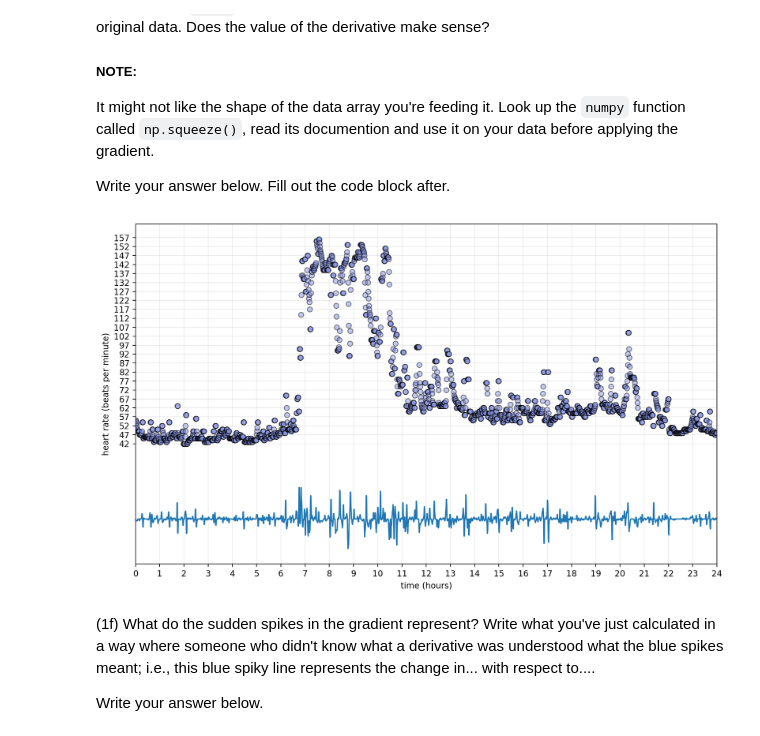
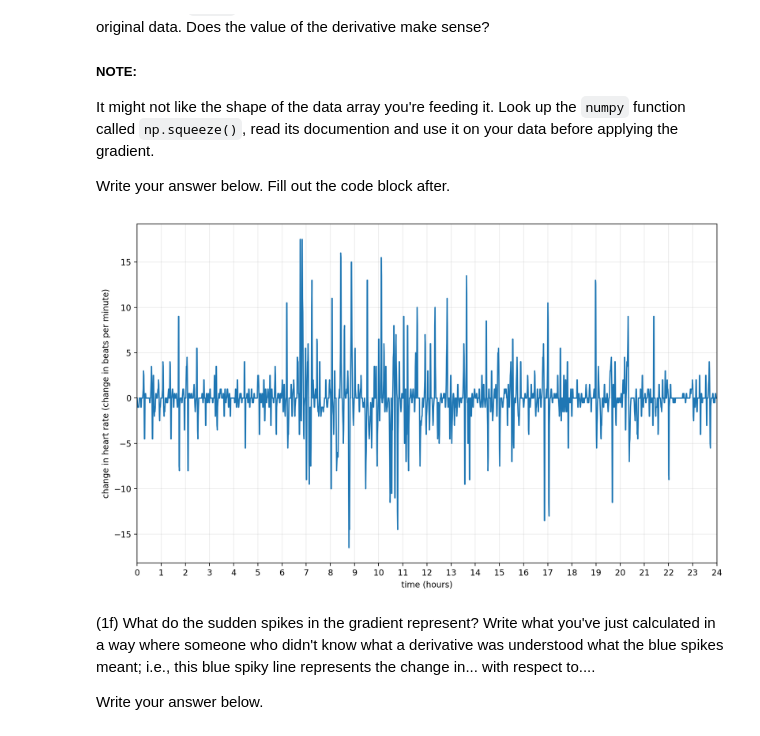
Before and after one commit to shak360/Lab-Training, a Jupyter notebook: Module_2_Python-ML/Assignment_4/svisagan/Assignment_4.ipynb, the cells around one changed output. Saved outputs shown, nothing was run; the diff lists cells and outputs as text; code cells hidden in the pictures.

```diff
--- a/Module_2_Python-ML/Assignment_4/svisagan/Assignment_4.ipynb
+++ b/Module_2_Python-ML/Assignment_4/svisagan/Assignment_4.ipynb
@@ -137,20 +139,17 @@ It might not like the shape of the data array you're feeding it. Look up the `nu
 Write your answer below. Fill out the code block after.
 # %%
 plt.figure(4, figsize=(12.5, 7.5), dpi=200)
-plt.scatter(X, Y, edgecolors='k', marker="o", color="#8795E8", alpha=0.5)
-tmp_X = np.linspace(start=0, stop=24, num=50*len(Y))
 ### Don't edit the code above, only add the gradient of the signal below ###
 plt.plot(X,np.gradient(np.squeeze(Y)))
 ### Don't edit the code below, only add the gradient of the signal above ###
 plt.xticks(np.arange(min(X), max(X)+1, 1.0))
-plt.yticks(np.arange(min(Y), max(Y)+5, 5))
 plt.grid(True, alpha=0.25)
 plt.xlim(np.min(X), np.max(X))
-plt.ylabel('heart rate (beats per minute)')
+plt.ylabel('change in heart rate (change in beats per minute)')
 plt.xlabel('time (hours)')
 plt.show()
 # %% [output]
-[figure, old version]
+[figure, new version]
 # %% [markdown]
 (1f) What do the sudden spikes in the gradient represent? Write what you've just calculated in a way where someone who didn't know what a derivative was understood what the blue spikes meant; i.e., this blue spiky line represents the change in... with respect to....
 
```
Also changed, not shown: parts of 8 cells of this notebook.
